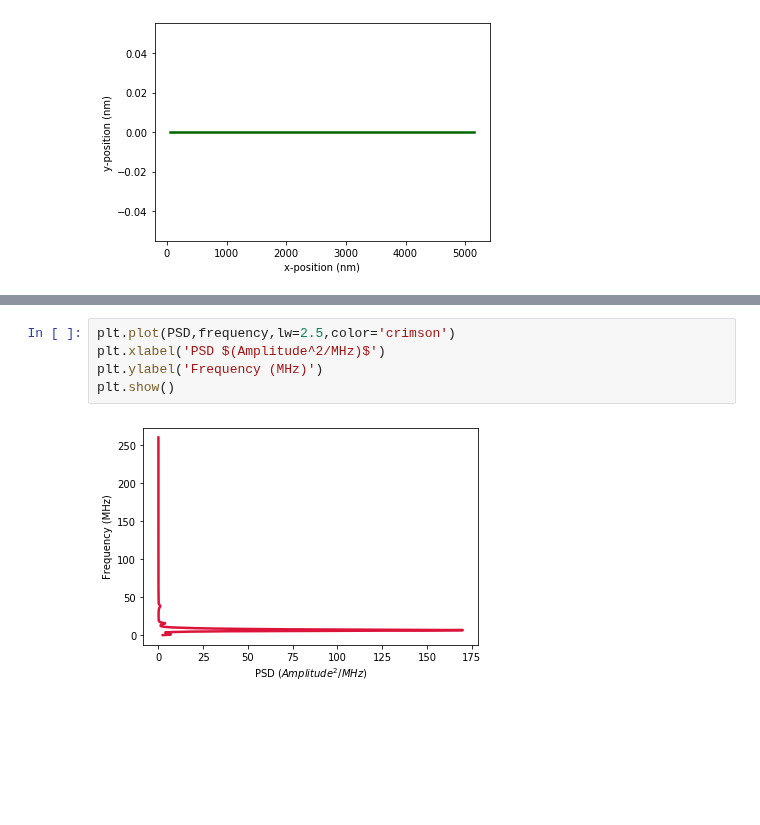
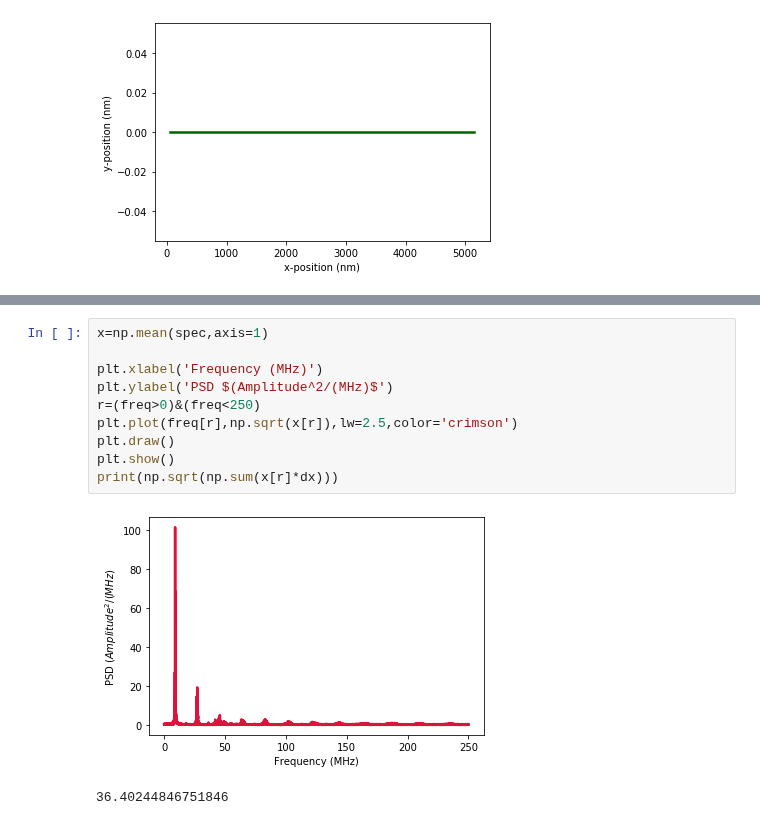
Before and after one commit to arthurbarnard/1D-string-simulations, a Jupyter notebook: CNT simulation viewer.ipynb, the cells around one changed output, grey strips where cells are left out. Drawn from its saved outputs; the diff is of its cells as text; blank space fills up the shorter version.

```diff
--- a/CNT simulation viewer.ipynb
+++ b/CNT simulation viewer.ipynb
@@ -85,7 +85,13 @@ plt.show()
-# %%
-plt.plot(PSD,frequency,lw=2.5,color='crimson')
-plt.xlabel('PSD $(Amplitude^2/MHz)$')
-plt.ylabel('Frequency (MHz)')
-plt.show()
-# %% [output]
-[figure, removed]
+# %%
+x=np.mean(spec,axis=1)
+
+plt.xlabel('Frequency (MHz)')
+plt.ylabel('PSD $(Amplitude^2/(MHz)$')
+r=(freq>0)&(freq<250)
+plt.plot(freq[r],np.sqrt(x[r]),lw=2.5,color='crimson')
+plt.draw()
+plt.show()
+print(np.sqrt(np.sum(x[r]*dx)))
+# %% [output]
+[figure, added]
+36.40244846751846
```
Also changed, not shown: parts of 4 cells of this notebook, 3 other files.
